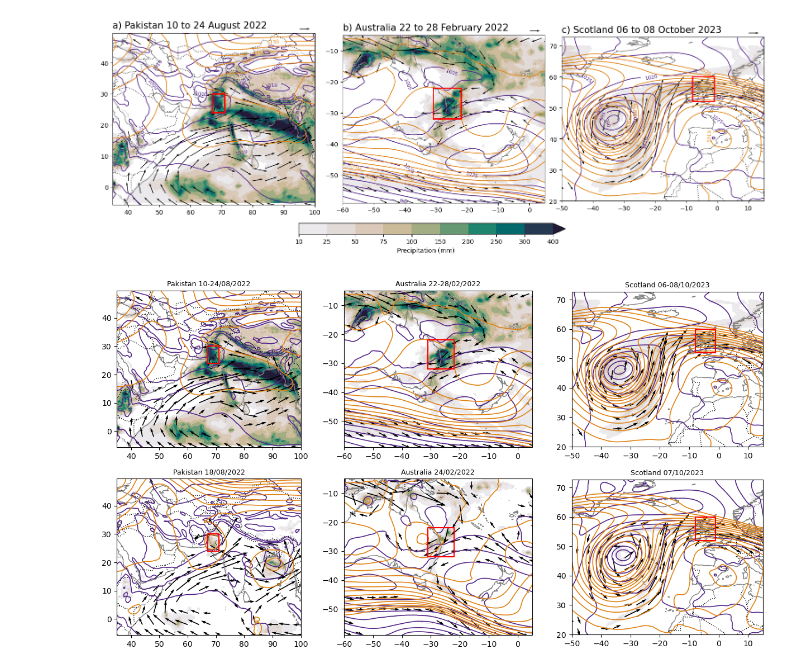
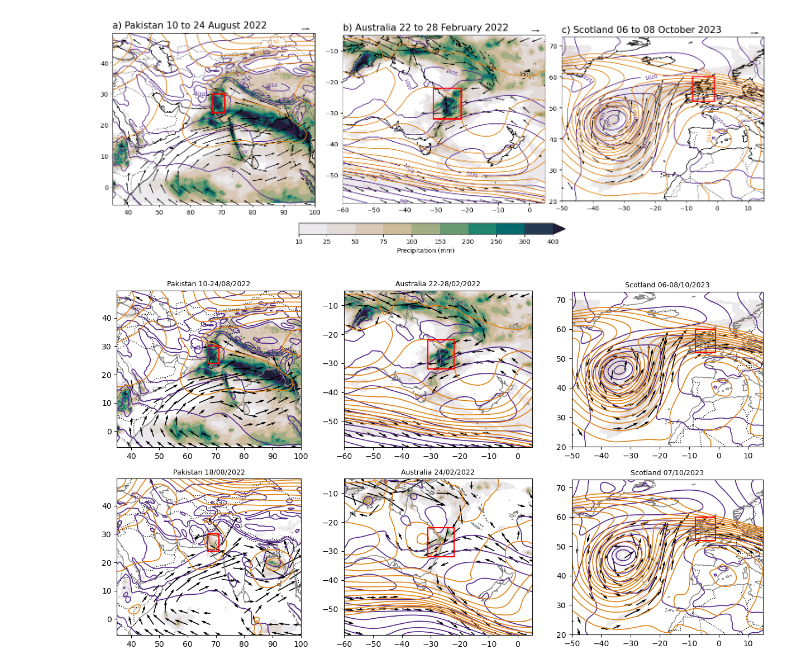
Before and after one commit to Moisture-tracking-community/INSPIRE, a Jupyter notebook: Figure2_SynopticPlots.ipynb, the cells around one changed output. Drawn from its saved outputs; the diff is of its cells as text; code cells hidden in the pictures.

Commit message:
Clearer coastlines in Figure 2

```diff
--- a/Figure2_SynopticPlots.ipynb
+++ b/Figure2_SynopticPlots.ipynb
@@ -144,7 +144,7 @@ for i, region in enumerate(regions):
         #ax = fig.add_subplot(1, 3, row*3 + i + 1, projection=proj)
         ax = fig.add_subplot(gs[0, i], projection=proj)
         ax.set_extent([minlon[i], maxlon[i], minlat[i], maxlat[i]])
-        ax.coastlines(resolution="50m", color="grey")
+        ax.coastlines(resolution="50m", color="black", linewidth=1.5)
         ax.add_feature(cfeature.BORDERS, linestyle=":")
 
         # precipitation contourf
@@ -193,35 +193,35 @@ for i, region in enumerate(regions):
                    coordinates='axes') #r'$2 \frac{m}{s}$'
 
         # polyline
         ax.plot(
             [lon_W[i], lon_E[i], lon_E[i], lon_W[i], lon_W[i]],
             [lat_S[i], lat_S[i], lat_N[i], lat_N[i], lat_S[i]],
             transform=ccrs.PlateCarree(), color="red", linewidth=2.0
         )
 
         # titles
         title_text = f"{region} " + (
             f"{d_start[i]:02d} to {d_end[i]:02d} {month[i]} {yy}"
         )
         #ax.set_title(title_text, fontsize=15)
         ax.set_xticks(ax.get_xticks()) #Why is this needed?
         ax.set_yticks(ax.get_yticks())
         ax.set_extent([minlon[i], maxlon[i], minlat[i], maxlat[i]])
         plt.text(0, 1.07, f'{letters[i]} ' + title_text, transform=ax.transAxes, va='top', ha='left', fontsize=15)
         axs+=[ax]
 
 #fig.colorbar(pcm, ax=axs, orientation="horizontal",pad=0.01,
 #                     label="Precipitation (mm)",shrink=0.25) #, aspect=50)
 
 # Plotting the colorbar like above does not properly align the subplots
 # Instead, create a new axis for the colorbar below the subplots
 cbar_ax = fig.add_axes([0.3, 0.24, 0.4, 0.025])  # [left, bottom, width, height] in figure fraction
 fig.colorbar(pcm, cax=cbar_ax, orientation="horizontal", label="Precipitation (mm)")
 
-fig.savefig(f"{figure_path}Figure2_synoptic_plot.png",
+fig.savefig(f"{figure_path}Figure2_synoptic_plot_revision.png",
             bbox_inches="tight", dpi=300, facecolor="white")
 # %% [output]
-[figure, old version]
+[figure, new version]
 # %%
 # Alternative figure with also data of the single day
 # 2. LOOP OVER REGIONS, READ + PROCESS DATA
```
